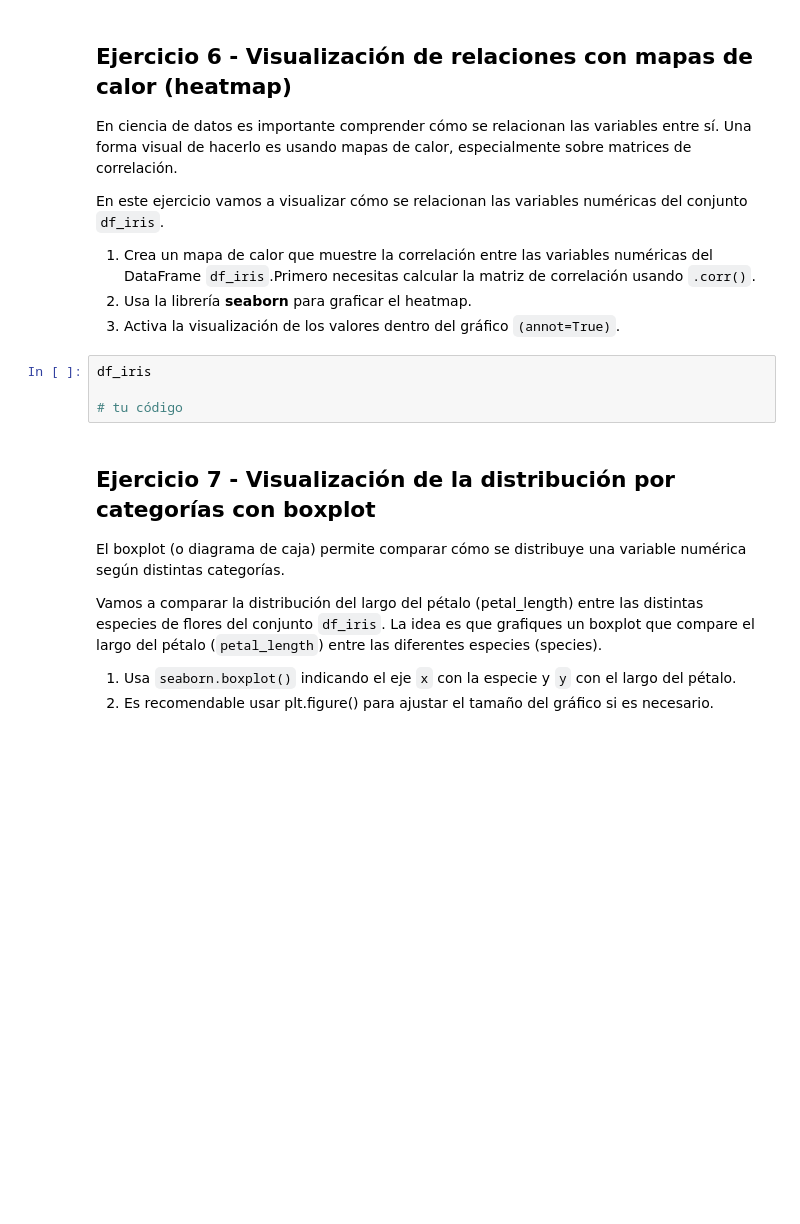
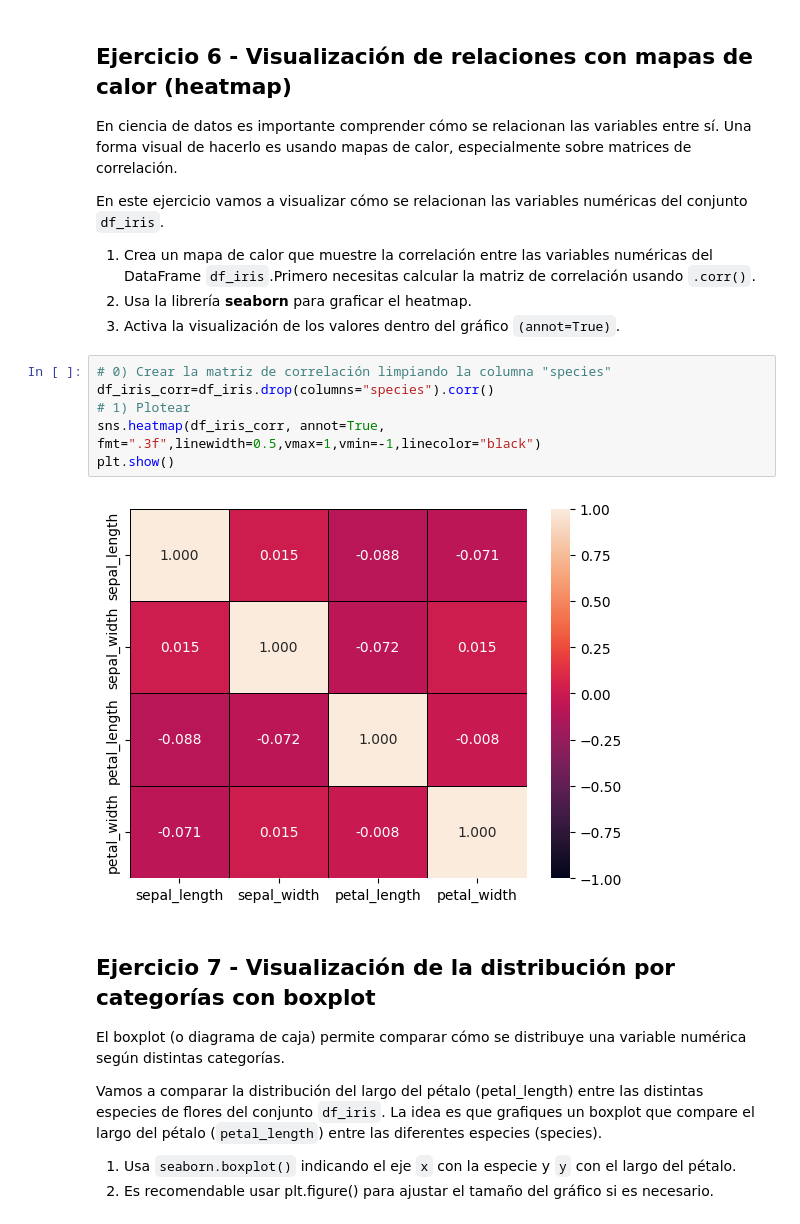
Before and after one commit to cbadil12/visualization-exercises-with-matplot-and-seaborn, a Jupyter notebook: notebook/problems.es.ipynb, the cells around one changed output. Cells and saved outputs as stored; diff of their text form; blank space fills up the shorter version.

```diff
--- a/notebook/problems.es.ipynb
+++ b/notebook/problems.es.ipynb
@@ -269,10 +269,14 @@ En este ejercicio vamos a visualizar cómo se relacionan las variables numérica
 1. Crea un mapa de calor que muestre la correlación entre las variables numéricas del DataFrame `df_iris`.Primero necesitas calcular la matriz de correlación usando `.corr()`.
 2. Usa la librería **seaborn** para graficar el heatmap.
 3. Activa la visualización de los valores dentro del gráfico `(annot=True)`.
-# %%
-df_iris
-
-# tu código
+# %%
+# 0) Crear la matriz de correlación limpiando la columna "species"
+df_iris_corr=df_iris.drop(columns="species").corr()
+# 1) Plotear
+sns.heatmap(df_iris_corr, annot=True, fmt=".3f",linewidth=0.5,vmax=1,vmin=-1,linecolor="black")
+plt.show()
+# %% [output]
+[figure, added]
 # %% [markdown]
 ## Ejercicio 7 - Visualización de la distribución por categorías con boxplot
 
```
Also changed, not shown: parts of 7 cells of this notebook.
